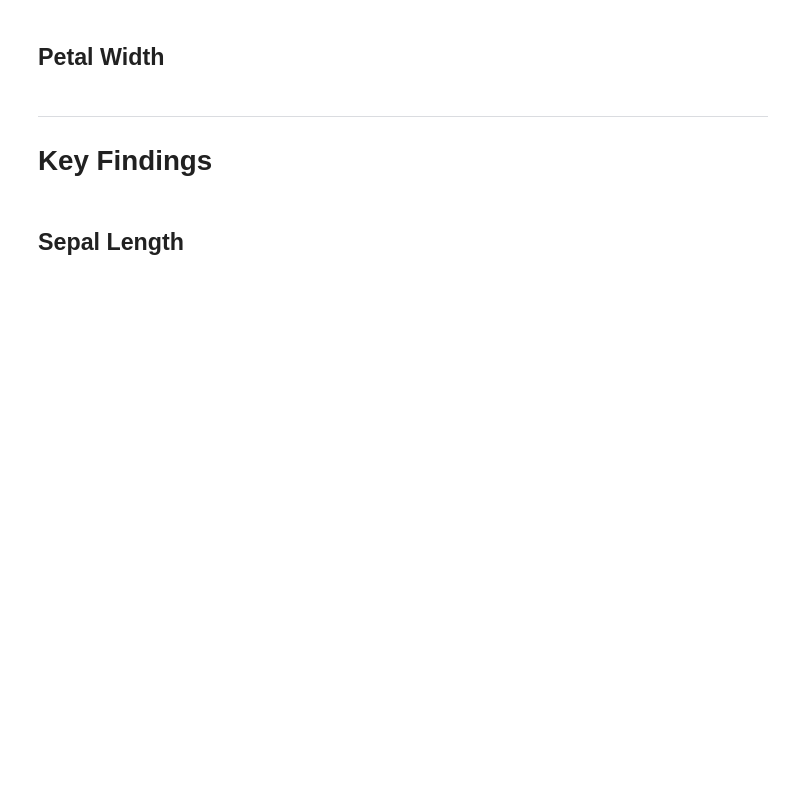
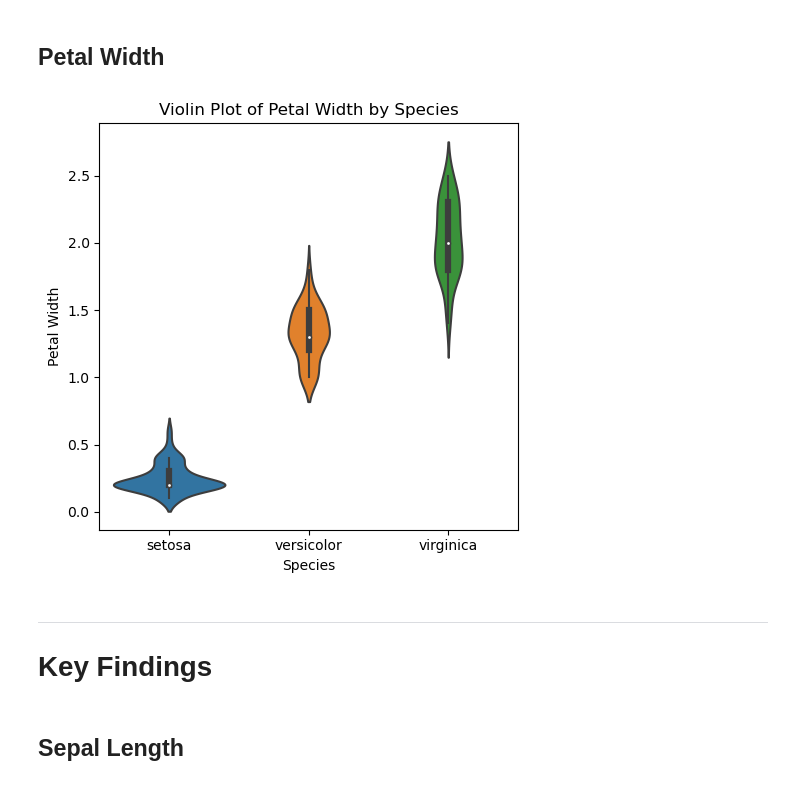
Before and after one commit to nexlanglxm/fundamentals-of-data-analysis, a Jupyter notebook: project.ipynb, the cells around one changed output. Drawn from its saved outputs; the diff is of its cells as text; code cells hidden in the pictures; blank space fills up the shorter version.

```diff
--- a/project.ipynb
+++ b/project.ipynb
@@ -261,5 +256,9 @@ plt.savefig(file_path)
 # %% [markdown]
 ## Petal Width
+# %%
+plot_violin_and_save(iris, 'petal_width')
+# %% [output]
+[figure, added]
 # %% [markdown]
 ---
 # Key Findings
```
Also changed, not shown: parts of 5 cells of this notebook.
